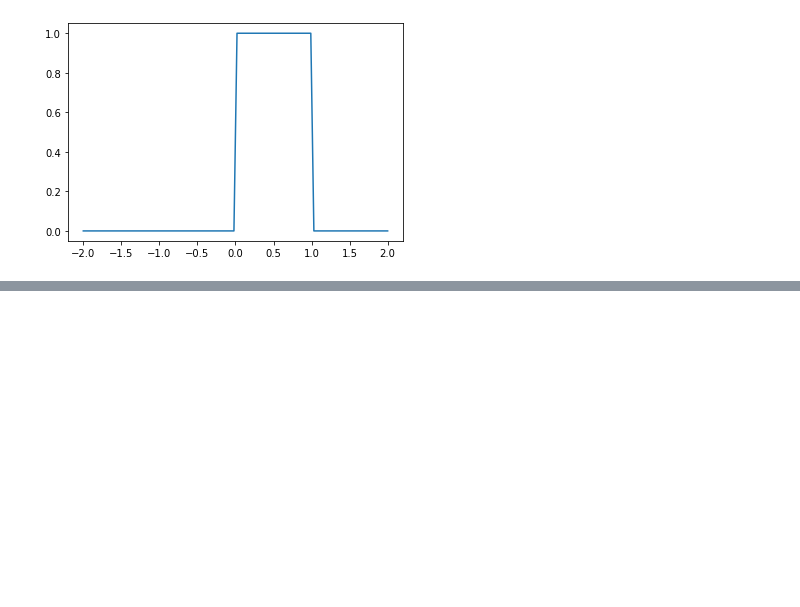
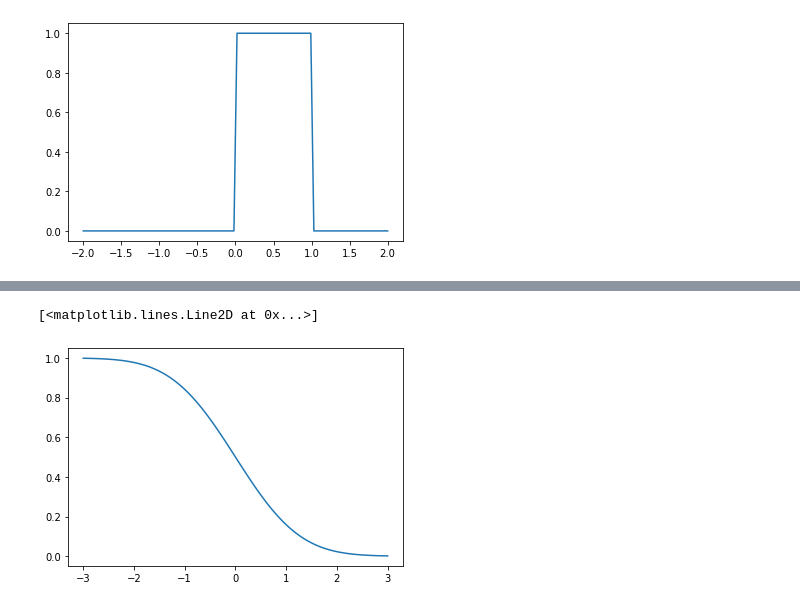
Before and after one commit to 1024xx4/statistics_udemy, a Jupyter notebook: statistics.ipynb, the cells around one changed output, grey strips where cells are left out. Saved outputs shown, nothing was run; the diff lists cells and outputs as text; code cells hidden in the pictures; blank space fills up the shorter version.

```diff
--- a/statistics.ipynb
+++ b/statistics.ipynb
@@ -368,0 +384,6 @@ plt.plot(x, y)
+# %%
+y = stats.norm.sf(x)
+plt.plot(x, y)
+# %% [output]
+[<matplotlib.lines.Line2D at 0x...>]
+[figure, added]
```
Also changed, not shown: parts of 3 cells of this notebook, 1 other file.
